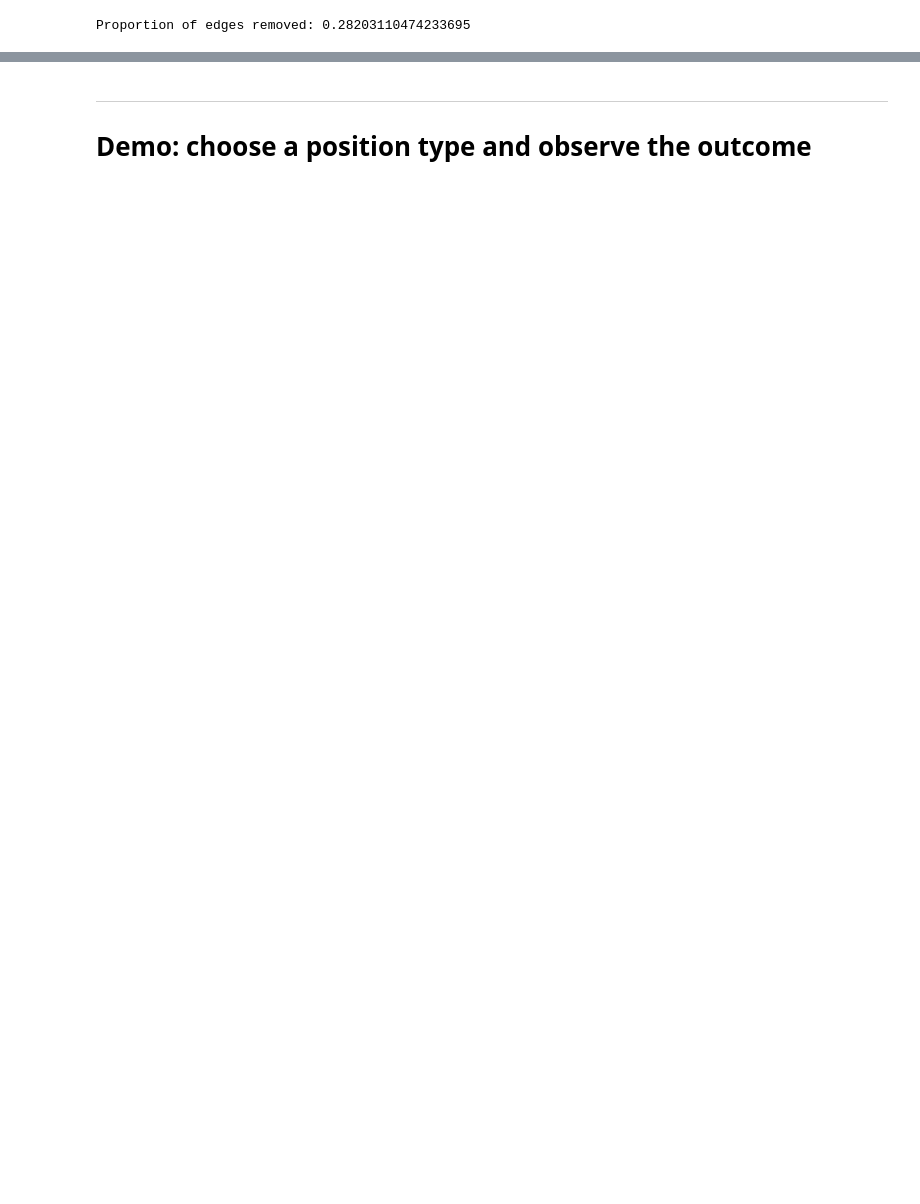
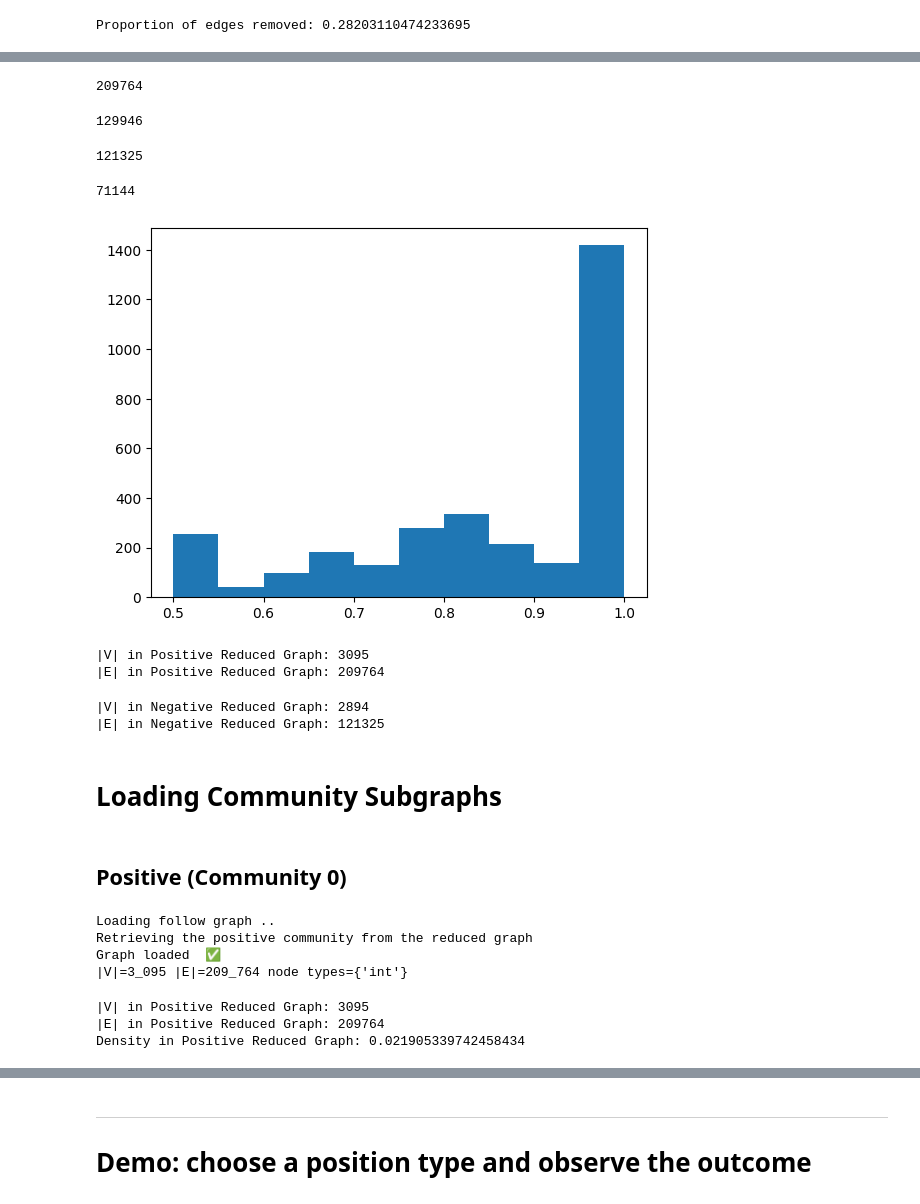
Before and after one commit to mminici/Engagement-Driven-Content-Generation, a Jupyter notebook: notebooks/analyze-real-communities.ipynb, the cells around one changed output, grey strips where cells are left out. Drawn from its saved outputs; the diff is of its cells as text; code cells hidden in the pictures; blank space fills up the shorter version.

```diff
--- a/notebooks/analyze-real-communities.ipynb
+++ b/notebooks/analyze-real-communities.ipynb
@@ -95,0 +210,2 @@ def analyze_communities(G, G_raw, opinions, position_type, min_community_size=10
+# %%
+a = nx.read_edgelist(sys.path[-1] + "/../data/processed/positive_community_graph_reduced.npy", create_using=nx.DiGraph, edgetype=int, nodetype=int)
@@ -95,0 +223,8 @@ def analyze_communities(G, G_raw, opinions, position_type, min_community_size=10
+# %%
+positive_G_brexit_reduced.number_of_edges()
+# %% [output]
+209764
+# %%
+positive_inverse_count
+# %% [output]
+129946
@@ -95,0 +238,39 @@ def analyze_communities(G, G_raw, opinions, position_type, min_community_size=10
+# %%
+negative_G_brexit_reduced.number_of_edges()
+# %% [output]
+121325
+# %%
+negative_inverse_count
+# %% [output]
+71144
+# %%
+plt.figure()
+plt.hist(opinions[list(a.nodes())])
+plt.show()
+# %% [output]
+[figure, added]
+# %%
+print(f"|V| in Positive Reduced Graph: {positive_G_brexit_reduced.number_of_nodes()}")
+print(f"|E| in Positive Reduced Graph: {positive_G_brexit_reduced.number_of_edges()}")
+# %% [output]
+|V| in Positive Reduced Graph: 3095
+|E| in Positive Reduced Graph: 209764
+# %%
+print(f"|V| in Negative Reduced Graph: {negative_G_brexit_reduced.number_of_nodes()}")
+print(f"|E| in Negative Reduced Graph: {negative_G_brexit_reduced.number_of_edges()}")
+# %% [output]
+|V| in Negative Reduced Graph: 2894
+|E| in Negative Reduced Graph: 121325
+# %% [markdown]
+# Loading Community Subgraphs
+# %% [markdown]
+## Positive (Community 0)
+# %%
+positive_community_data = DataComponent(real_data="Brexit-positive")
+positive_opinions = positive_community_data.get_opinions()
+positive_G_brexit_reduced = positive_community_data.get_graph()
+# %% [output]
+Loading follow graph ..
+Retrieving the positive community from the reduced graph
+Graph loaded  ✅
+|V|=3_095 |E|=209_764 node types={'int'}
@@ -95,0 +279,9 @@ def analyze_communities(G, G_raw, opinions, position_type, min_community_size=10
+# %%
+print(f"|V| in Positive Reduced Graph: {positive_G_brexit_reduced.number_of_nodes()}")
+print(f"|E| in Positive Reduced Graph: {positive_G_brexit_reduced.number_of_edges()}")
+print(f"Density in Positive Reduced Graph: {nx.density(positive_G_brexit_reduced)}")
+# print(f"Avg Clustering Coefficient in Positive Reduced Graph: {np.mean(list(positive_clustering.values()))}")
+# %% [output]
+|V| in Positive Reduced Graph: 3095
+|E| in Positive Reduced Graph: 209764
+Density in Positive Reduced Graph: 0.021905339742458434
```
Also changed, not shown: parts of 67 cells of this notebook, 5 other files.
